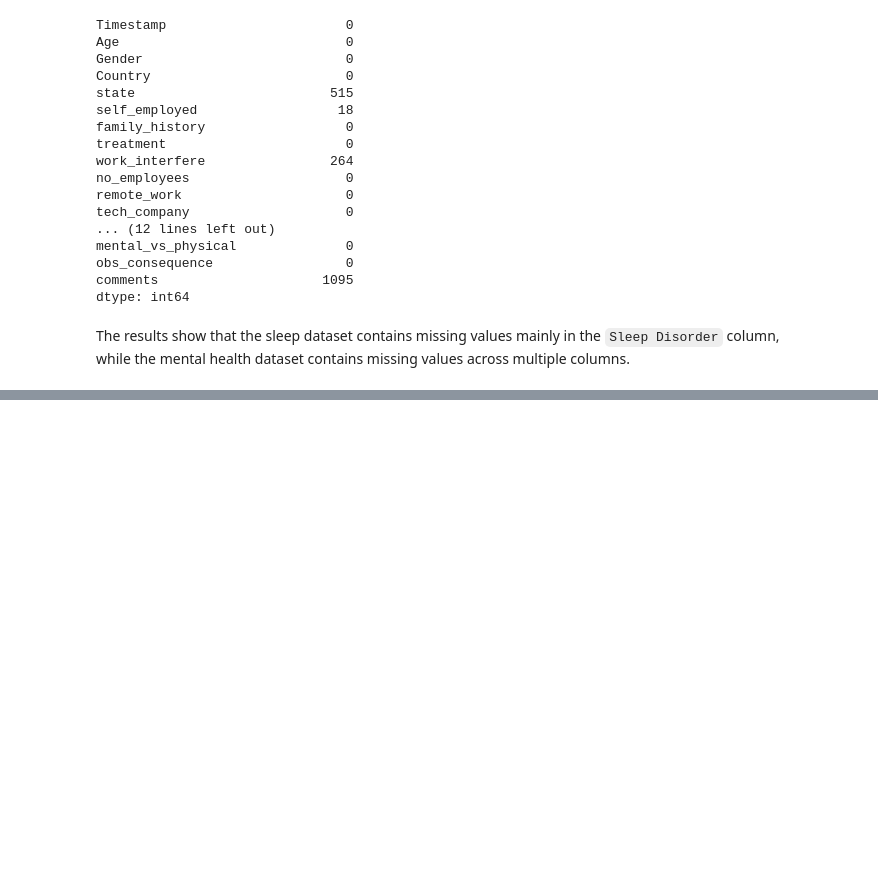
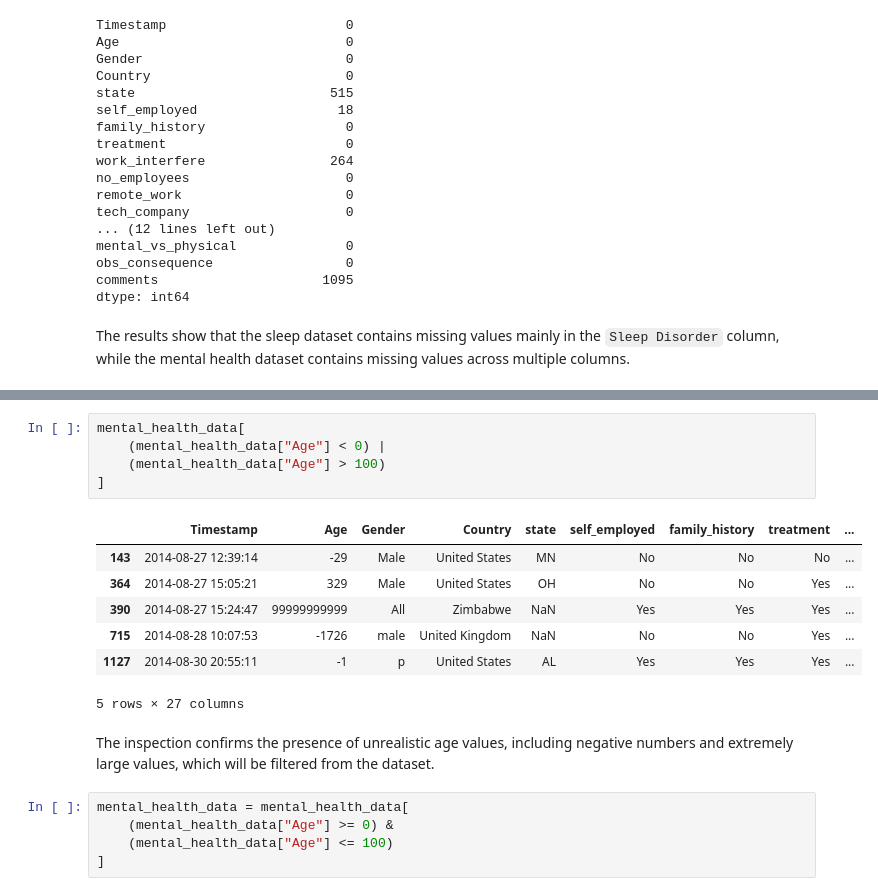
Before and after one commit to EleonoraIv/stress-mental-health-analysis, a Jupyter notebook: stress_mental_health_analysis.ipynb, the cells around one changed output, grey strips where cells are left out. Drawn from its saved outputs; the diff is of its cells as text; blank space fills up the shorter version.

Commit message:
Clean and prepare datasets

```diff
--- a/stress_mental_health_analysis.ipynb
+++ b/stress_mental_health_analysis.ipynb
@@ -163,0 +192,20 @@ The results show that the sleep dataset contains missing values mainly in the `S
+# %%
+mental_health_data[
+    (mental_health_data["Age"] < 0) |
+    (mental_health_data["Age"] > 100)
+]
+# %% [output]
+|  | Timestamp | Age | Gender | Country | state | self_employed | family_history | treatment | ... |
+| 143 | 2014-08-27 12:39:14 | -29 | Male | United States | MN | No | No | No | ... |
+| 364 | 2014-08-27 15:05:21 | 329 | Male | United States | OH | No | No | Yes | ... |
+| 390 | 2014-08-27 15:24:47 | 99999999999 | All | Zimbabwe | NaN | Yes | Yes | Yes | ... |
+| 715 | 2014-08-28 10:07:53 | -1726 | male | United Kingdom | NaN | No | No | Yes | ... |
+| 1127 | 2014-08-30 20:55:11 | -1 | p | United States | AL | Yes | Yes | Yes | ... |
+5 rows × 27 columns
+# %% [markdown]
+The inspection confirms the presence of unrealistic age values, including negative numbers and extremely large values, which will be filtered from the dataset.
+# %%
+mental_health_data = mental_health_data[
+    (mental_health_data["Age"] >= 0) &
+    (mental_health_data["Age"] <= 100)
+]
```
Also changed, not shown: parts of 17 cells of this notebook.
